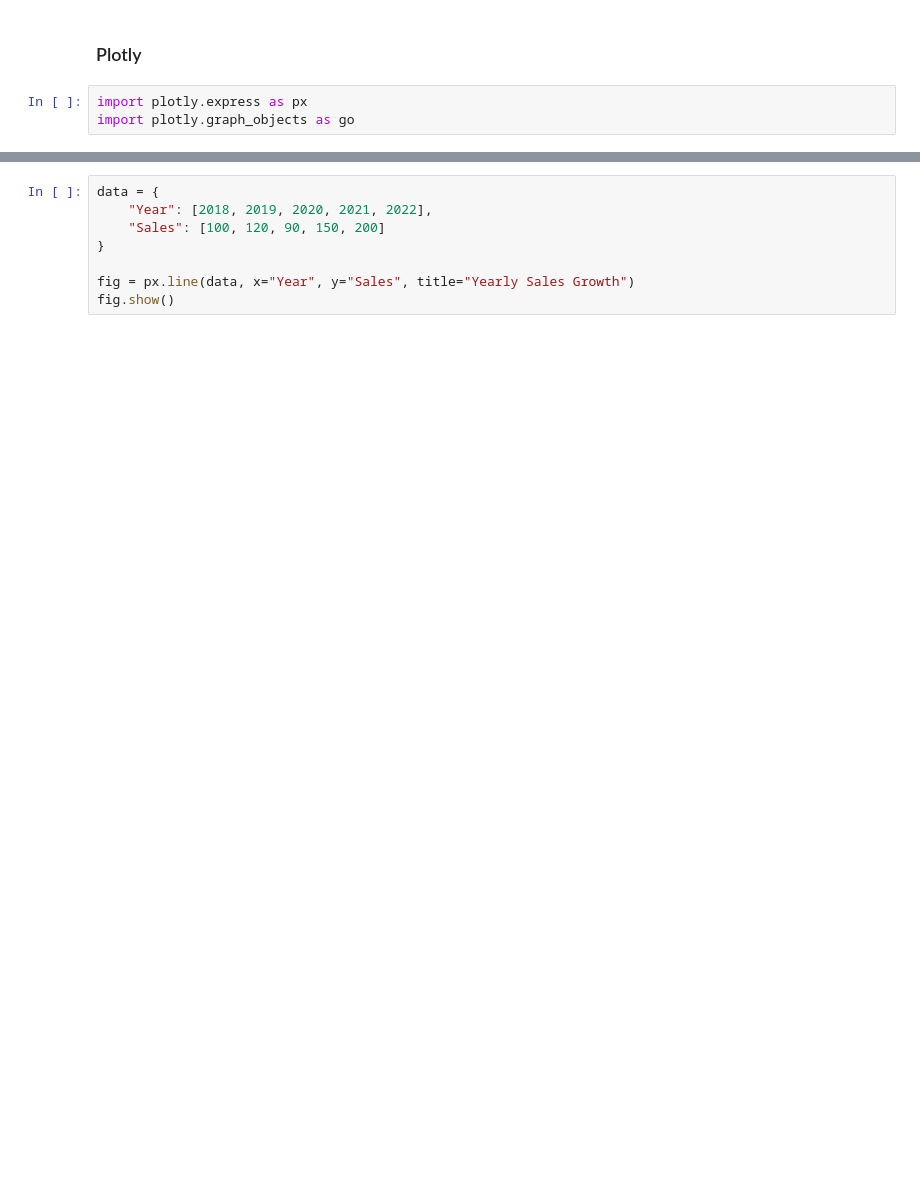
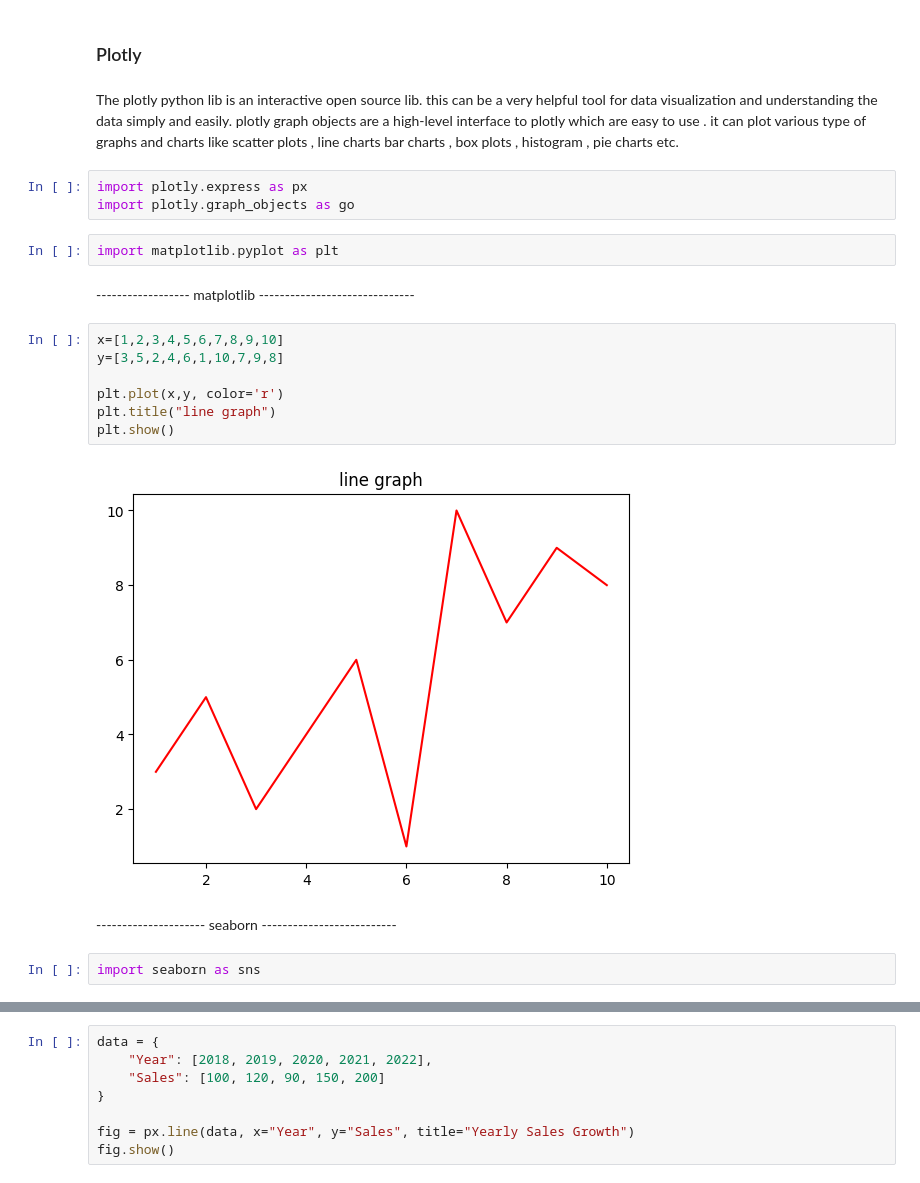
Before and after one commit to Abhi2701singh/Data-Analytics-, a Jupyter notebook: Day-20 Plotly/plotly.ipynb, the cells around one changed output, grey strips where cells are left out. Saved outputs shown, nothing was run; the diff lists cells and outputs as text; blank space fills up the shorter version.

```diff
--- a/Day-20 Plotly/plotly.ipynb
+++ b/Day-20 Plotly/plotly.ipynb
@@ -1,5 +1,24 @@
 # %% [markdown]
 ### Plotly
+# %% [markdown]
+The plotly python lib is an interactive open source lib. this can be a very helpful tool for data visualization and understanding the data simply and easily. plotly graph objects are a high-level interface to plotly which are easy to use . it can plot various type of graphs and charts like scatter plots , line charts bar charts , box plots , histogram , pie charts  etc.
 # %%
 import plotly.express as px
 import plotly.graph_objects as go
+# %%
+import matplotlib.pyplot as plt
+# %% [markdown]
+------------------ matplotlib ------------------------------
+# %%
+x=[1,2,3,4,5,6,7,8,9,10]
+y=[3,5,2,4,6,1,10,7,9,8]
+
+plt.plot(x,y, color='r')
+plt.title("line graph")
+plt.show()
+# %% [output]
+[figure, added]
+# %% [markdown]
+--------------------- seaborn --------------------------
+# %%
+import seaborn as sns
```
Also changed, not shown: parts of 11 cells of this notebook, 2 other files.
